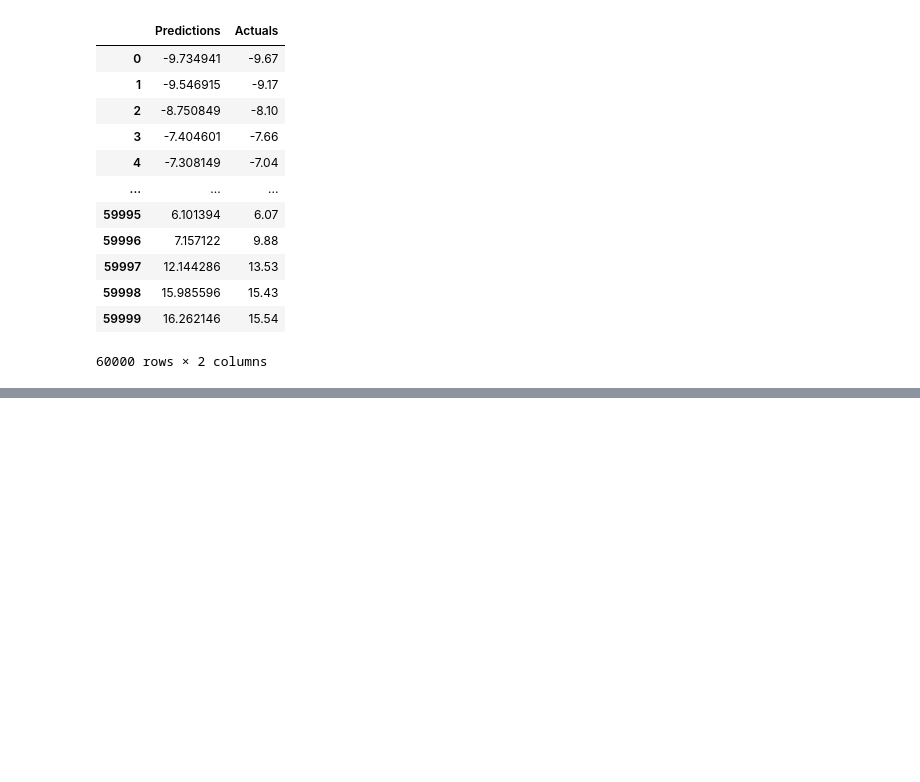
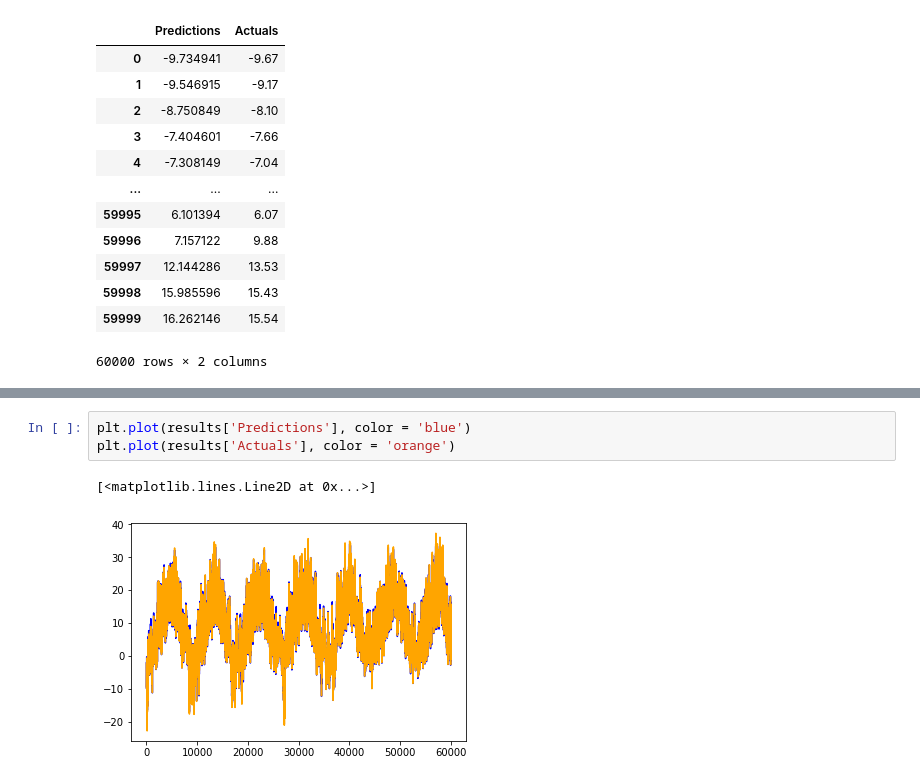
Before and after one commit to hli2238/FinRL---Stock-Prediction, a Jupyter notebook: models/LSTM Model.ipynb, the cells around one changed output, grey strips where cells are left out. Drawn from its saved outputs; the diff is of its cells as text; blank space fills up the shorter version.

```diff
--- a/models/LSTM Model.ipynb
+++ b/models/LSTM Model.ipynb
@@ -115,0 +126,6 @@ results
+# %%
+plt.plot(results['Predictions'], color = 'blue')
+plt.plot(results['Actuals'], color = 'orange')
+# %% [output]
+[<matplotlib.lines.Line2D at 0x...>]
+[figure, added]
```
Also changed, not shown: parts of 2 cells of this notebook, 3 other files.
